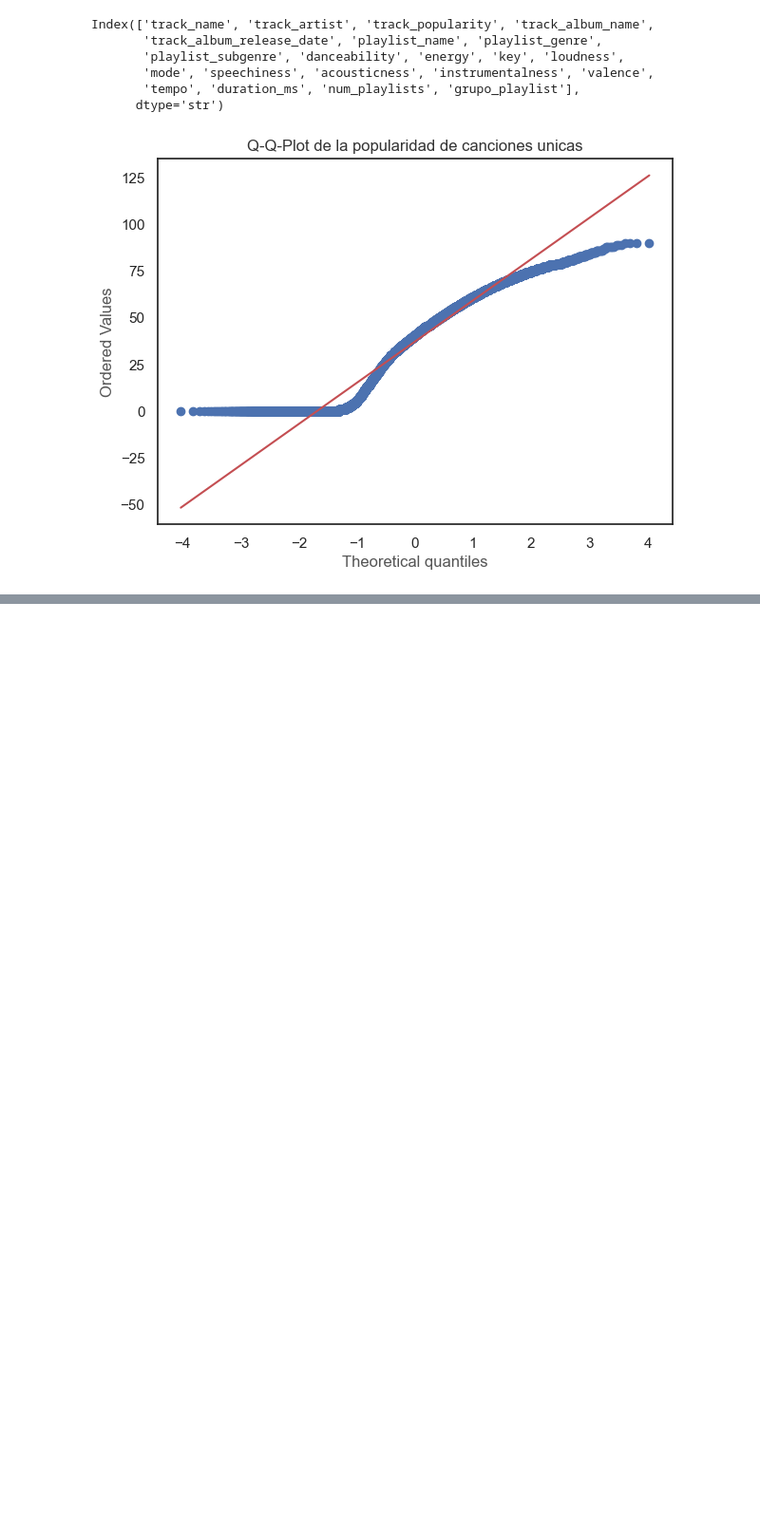
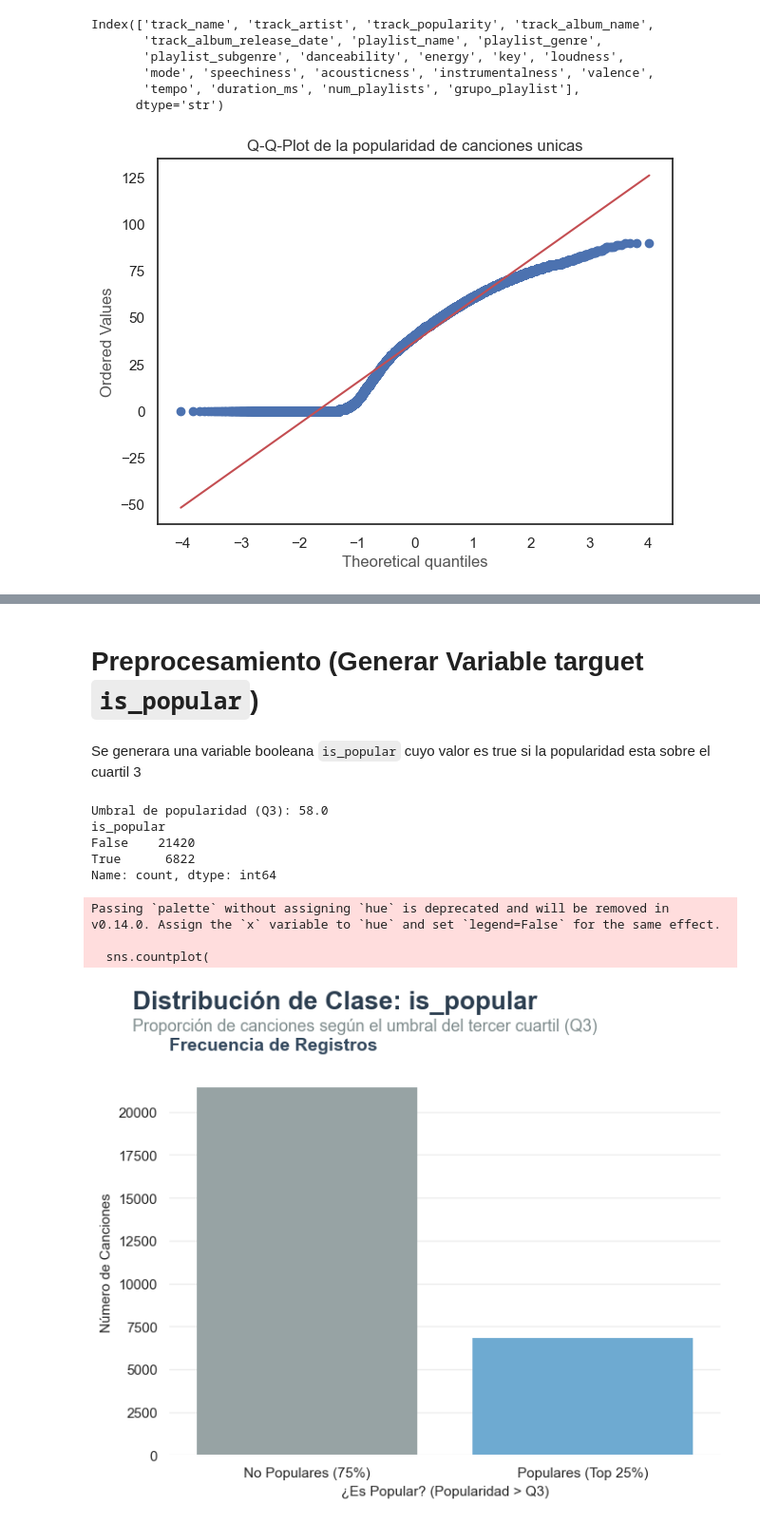
Before and after one commit to juanpablocarrillohortua/Proyecto_Data_Mining_UEC, a Jupyter notebook: notebooks/Data _Preparation_2nd_part.ipynb, the cells around one changed output, grey strips where cells are left out. Shown at 95% size. Saved outputs shown, nothing was run; the diff lists cells and outputs as text; code cells hidden in the pictures; blank space fills up the shorter version.

```diff
--- a/notebooks/Data _Preparation_2nd_part.ipynb
+++ b/notebooks/Data _Preparation_2nd_part.ipynb
@@ -397,0 +549,72 @@ plt.show()
+# %% [markdown]
+# Preprocesamiento (Generar Variable targuet `is_popular`)
+# %% [markdown]
+Se generara una variable booleana `is_popular` cuyo valor es true si la popularidad esta sobre el cuartil 3
+# %%
+q3_popularity = df['track_popularity'].quantile(0.75)
+
+# 2. Creamos la variable booleana
+# Será True si la popularidad es estrictamente mayor al Q3
+df['is_popular'] = df['track_popularity'] > q3_popularity
+
+# Verificamos cuántos registros califican como "populares"
+print(f"Umbral de popularidad (Q3): {q3_popularity}")
+print(df['is_popular'].value_counts())
+df['is_popular'] = df['is_popular'].astype(bool)
+# %% [output]
+Umbral de popularidad (Q3): 58.0
+is_popular
+False    21420
+True      6822
+Name: count, dtype: int64
+# %%
+# --- 1. CONFIGURACIÓN GLOBAL ---
+sns.set_theme(style="white", context="notebook")
+plt.rcParams['font.family'] = 'sans-serif'
+plt.rcParams['text.color'] = '#333333'
+
+# --- 2. CREAR FIGURA ---
+fig, ax = plt.subplots(figsize=(8, 6))
+
+# TÍTULO ESTILO EDITORIAL
+fig.text(0.1, 0.96, "Distribución de Clase: is_popular", fontsize=20, fontweight='bold', color='#2c3e50')
+fig.text(0.1, 0.92, "Proporción de canciones según el umbral del tercer cuartil (Q3)", fontsize=13, color='#7f8c8d')
+
+# --- 3. DIBUJO Y PERSONALIZACIÓN ---
+
+# Colores: Gris para la mayoría, Azul para tu objetivo (éxitos)
+paleta_binaria = {'False': '#95a5a6', 'True': '#5dade2'}
+
+# Rejilla horizontal sutil
+ax.grid(axis='y', color='#eeeeee', linestyle='-', linewidth=1, zorder=0)
+
+# Dibujar Barplot (usando countplot para que cuente automáticamente los True/False)
+sns.countplot(
+    data=df,
+    x='is_popular',
+    ax=ax,
+    palette=paleta_binaria,
+    edgecolor='none',
+    zorder=2
+)
+
+# Estética del Subplot
+ax.set_title("Frecuencia de Registros", loc='left', fontsize=14, fontweight='bold', pad=15, color='#34495e')
+ax.set_ylabel("Número de Canciones", fontsize=11, fontweight='medium')
+ax.set_xlabel("¿Es Popular? (Popularidad > Q3)", fontsize=11, fontweight='medium')
+
+# Etiquetas del eje X más descriptivas
+ax.set_xticklabels(['No Populares (75%)', 'Populares (Top 25%)'])
+
+# Eliminar bordes para el look 'flat'
+sns.despine(ax=ax, left=True, bottom=True)
+
+# Ajustar espacio
+plt.subplots_adjust(top=0.85, left=0.15, right=0.9, bottom=0.15)
+
+plt.show()
+# %% [output]
+Passing `palette` without assigning `hue` is deprecated and will be removed in v0.14.0. Assign the `x` variable to `hue` and set `legend=False` for the same effect.
+
+  sns.countplot(
+[figure, added]
```
Also changed, not shown: parts of 50 cells of this notebook.
